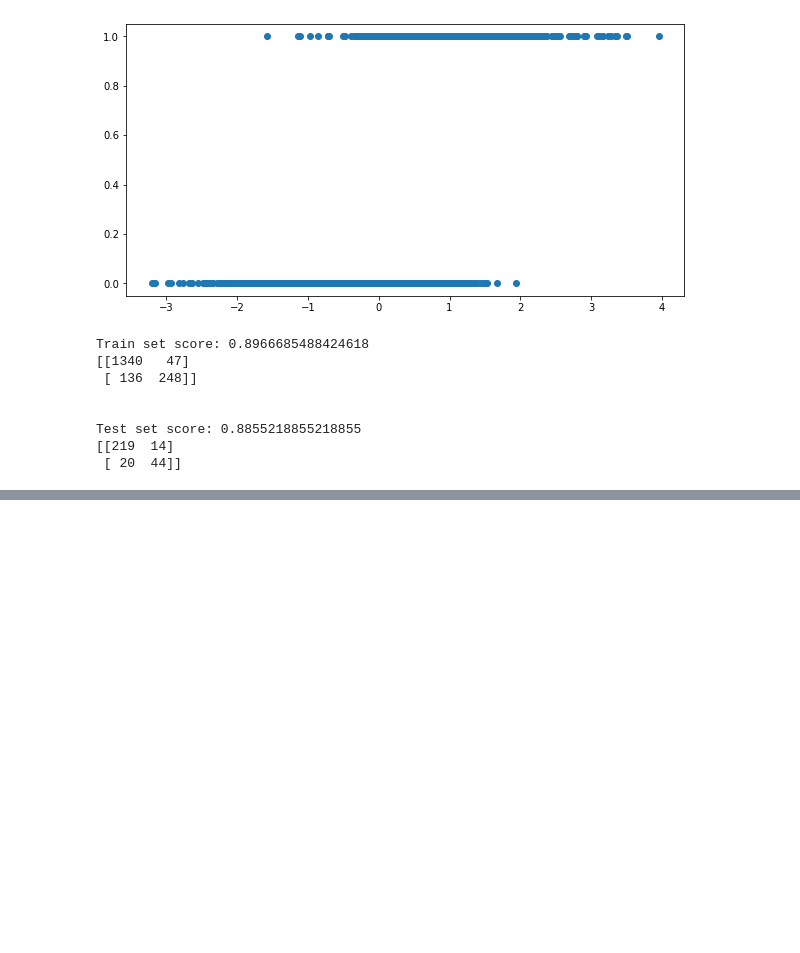
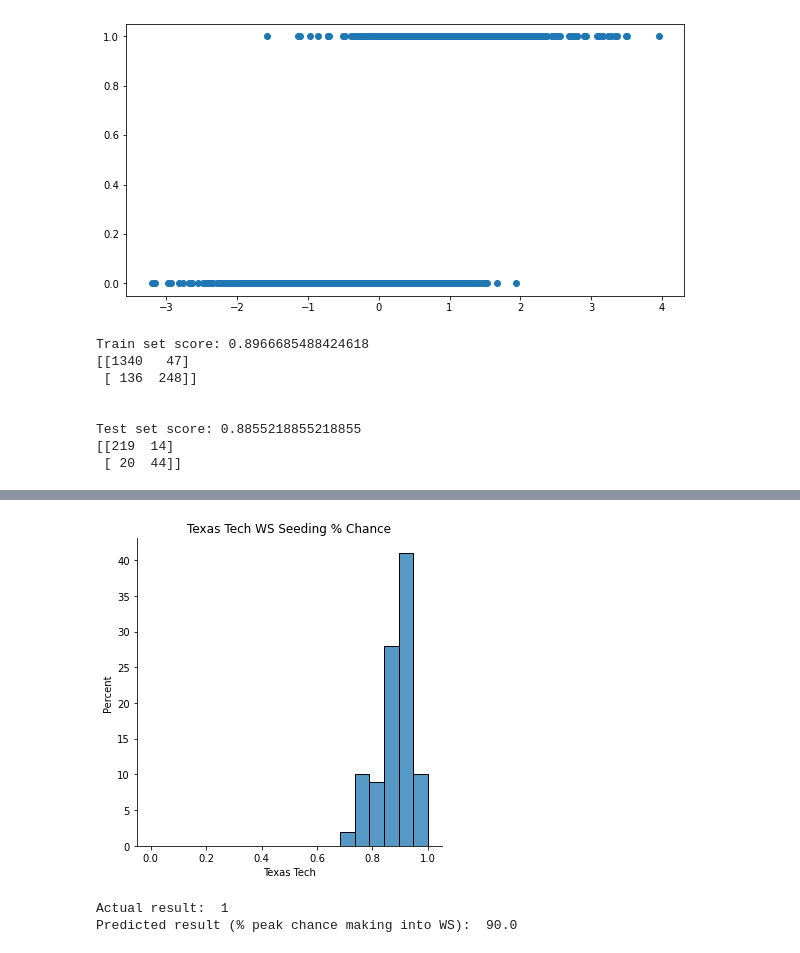
Before and after one commit to koeunlim/Capstone_Softball, a Jupyter notebook: 06-2_NCAA_Softball_Model2_WS64Seed_Logistic.ipynb, the cells around one changed output, grey strips where cells are left out. Cells and saved outputs as stored; diff of their text form; code cells hidden in the pictures; blank space fills up the shorter version.

```diff
--- a/06-2_NCAA_Softball_Model2_WS64Seed_Logistic.ipynb
+++ b/06-2_NCAA_Softball_Model2_WS64Seed_Logistic.ipynb
@@ -145,0 +213,4 @@ array([2.22096919e-07, 2.29657645e-07, 3.67114872e-05, 4.57618447e-05,
+# %%
+df_prob_in.to_csv('WS64Seeds/WS64_prediction_SGDlogistic.csv',index = False)
+df_prob_in_5 = (df_prob_in*100/5).round(0)*5
+df_prob_in
@@ -145,0 +235,14 @@ array([2.22096919e-07, 2.29657645e-07, 3.67114872e-05, 4.57618447e-05,
+# %%
+idx_ex = 18
+college = df_prob_in.columns[idx_ex]
+bins = np.linspace(0,1,20)
+sn.displot(data=df_prob_in,x=college,kde=False,bins=bins)
+plt.title(college + ' WS Seeding % Chance')
+plt.ylabel('Percent')
+plt.show()
+print('Actual result: ', y_WSin_2019.WCWS_in.loc[idx_ex])
+print('Predicted result (% peak chance making into WS): ',df_prob_in_5[college].value_counts().idxmax())
+# %% [output]
+[figure, added]
+Actual result:  1
+Predicted result (% peak chance making into WS):  90.0
```
Also changed, not shown: parts of 22 cells of this notebook, 15 other files.
